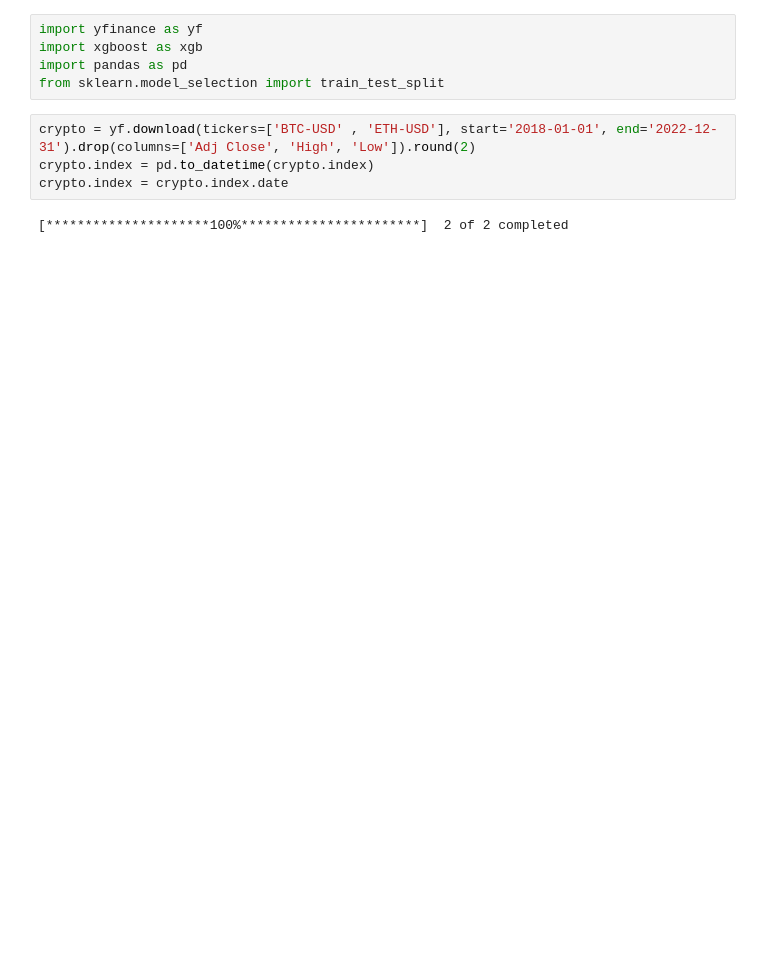
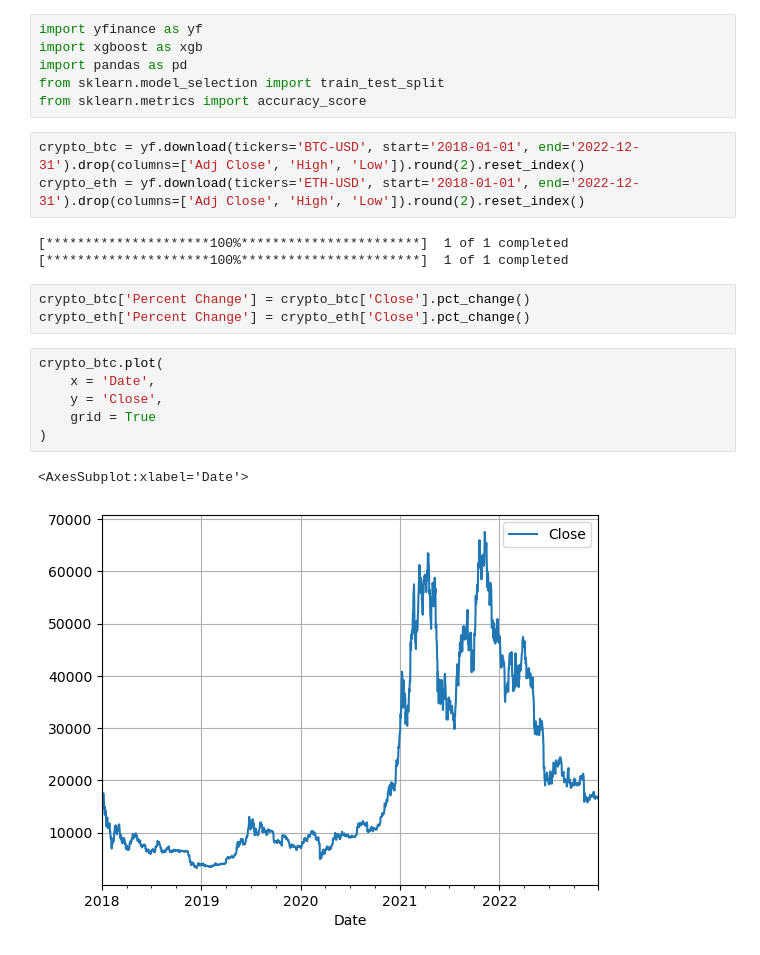
Before and after one commit to Olegreg762/Group_Project_2, a Jupyter notebook: BTC_ETH_predict.ipynb, the cells around one changed output. Cells and saved outputs as stored; diff of their text form; blank space fills up the shorter version.

```diff
--- a/BTC_ETH_predict.ipynb
+++ b/BTC_ETH_predict.ipynb
@@ -3,9 +3,22 @@ import yfinance as yf
 import xgboost as xgb
 import pandas as pd
 from sklearn.model_selection import train_test_split
+from sklearn.metrics import accuracy_score
 # %%
-crypto = yf.download(tickers=['BTC-USD' , 'ETH-USD'], start='2018-01-01', end='2022-12-31').drop(columns=['Adj Close', 'High', 'Low']).round(2)
-crypto.index = pd.to_datetime(crypto.index)
-crypto.index = crypto.index.date
+crypto_btc = yf.download(tickers='BTC-USD', start='2018-01-01', end='2022-12-31').drop(columns=['Adj Close', 'High', 'Low']).round(2).reset_index()
+crypto_eth = yf.download(tickers='ETH-USD', start='2018-01-01', end='2022-12-31').drop(columns=['Adj Close', 'High', 'Low']).round(2).reset_index()
 # %% [output]
-[*********************100%***********************]  2 of 2 completed
+[*********************100%***********************]  1 of 1 completed
+[*********************100%***********************]  1 of 1 completed
+# %%
+crypto_btc['Percent Change'] = crypto_btc['Close'].pct_change()
+crypto_eth['Percent Change'] = crypto_eth['Close'].pct_change()
+# %%
+crypto_btc.plot(
+    x = 'Date',
+    y = 'Close',
+    grid = True
+)
+# %% [output]
+<AxesSubplot:xlabel='Date'>
+[figure, added]
```
Also changed, not shown: parts of 7 cells of this notebook.
